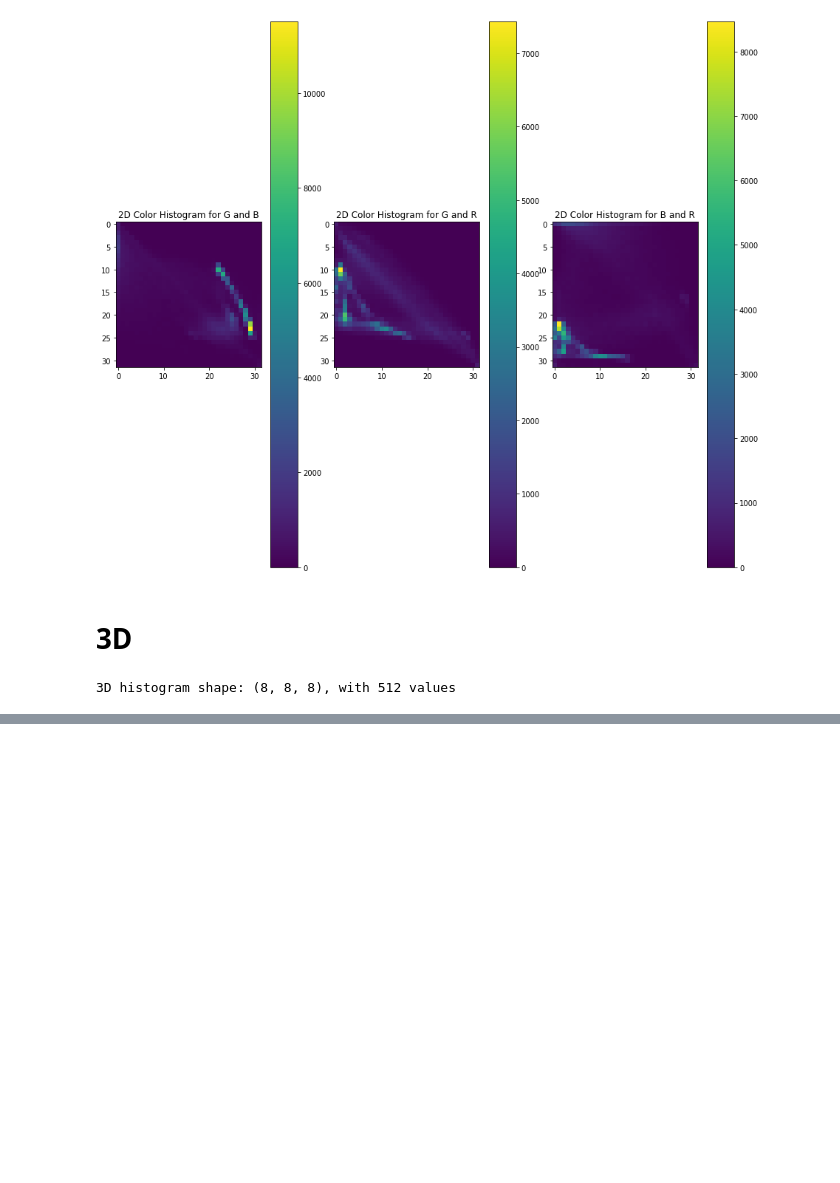
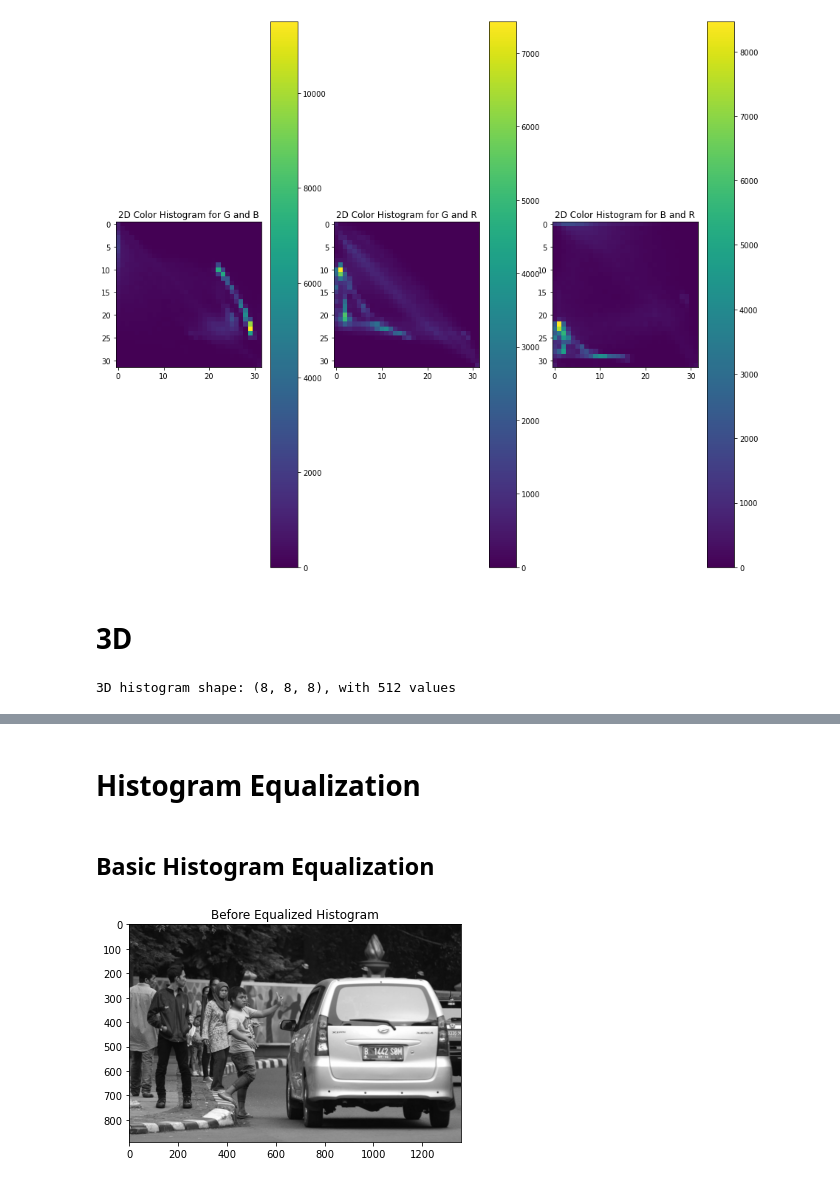
Before and after one commit to alexivaner/Image-Processing-and-Computer-Vision-Best-Practices, a Jupyter notebook: OpenCV 104 - Histogram.ipynb, the cells around one changed output, grey strips where cells are left out. Cells and saved outputs as stored; diff of their text form; code cells hidden in the pictures; blank space fills up the shorter version.

Commit message:
Complete Histogram

```diff
--- a/OpenCV 104 - Histogram.ipynb
+++ b/OpenCV 104 - Histogram.ipynb
@@ -152,0 +156,12 @@ plt.show()
+# %% [markdown]
+# Histogram Equalization
+# %% [markdown]
+## Basic Histogram Equalization
+# %%
+image=cv2.imread("Images/car_plate.jpg")
+gray=cv2.cvtColor(image,cv2.COLOR_BGR2GRAY)
+equalized=cv2.equalizeHist(gray)
+# %%
+plt_imshow("Before Equalized Histogram",gray)
+# %% [output]
+[figure, added]
```
Also changed, not shown: parts of 39 cells of this notebook, 13 other files.
